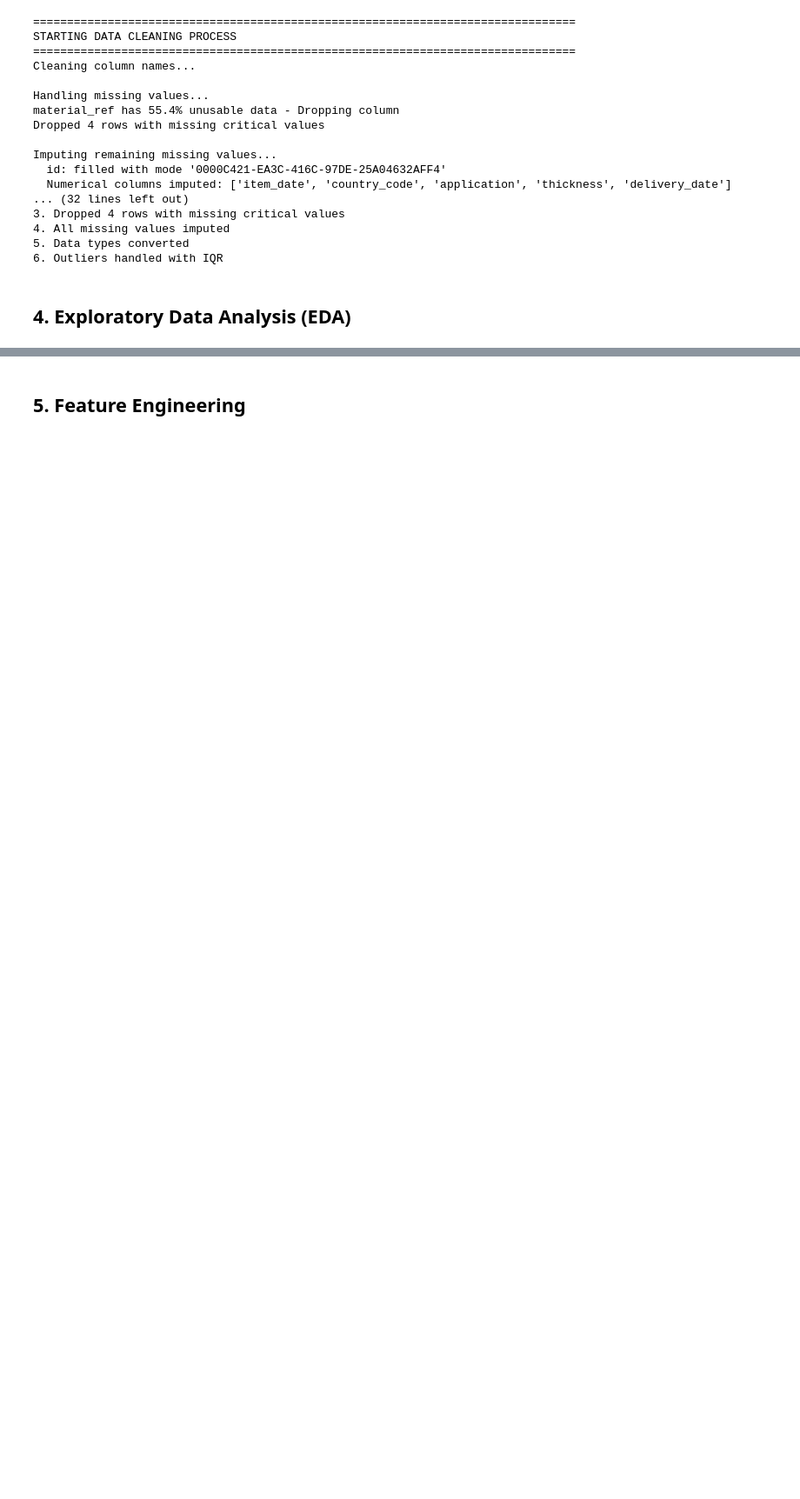
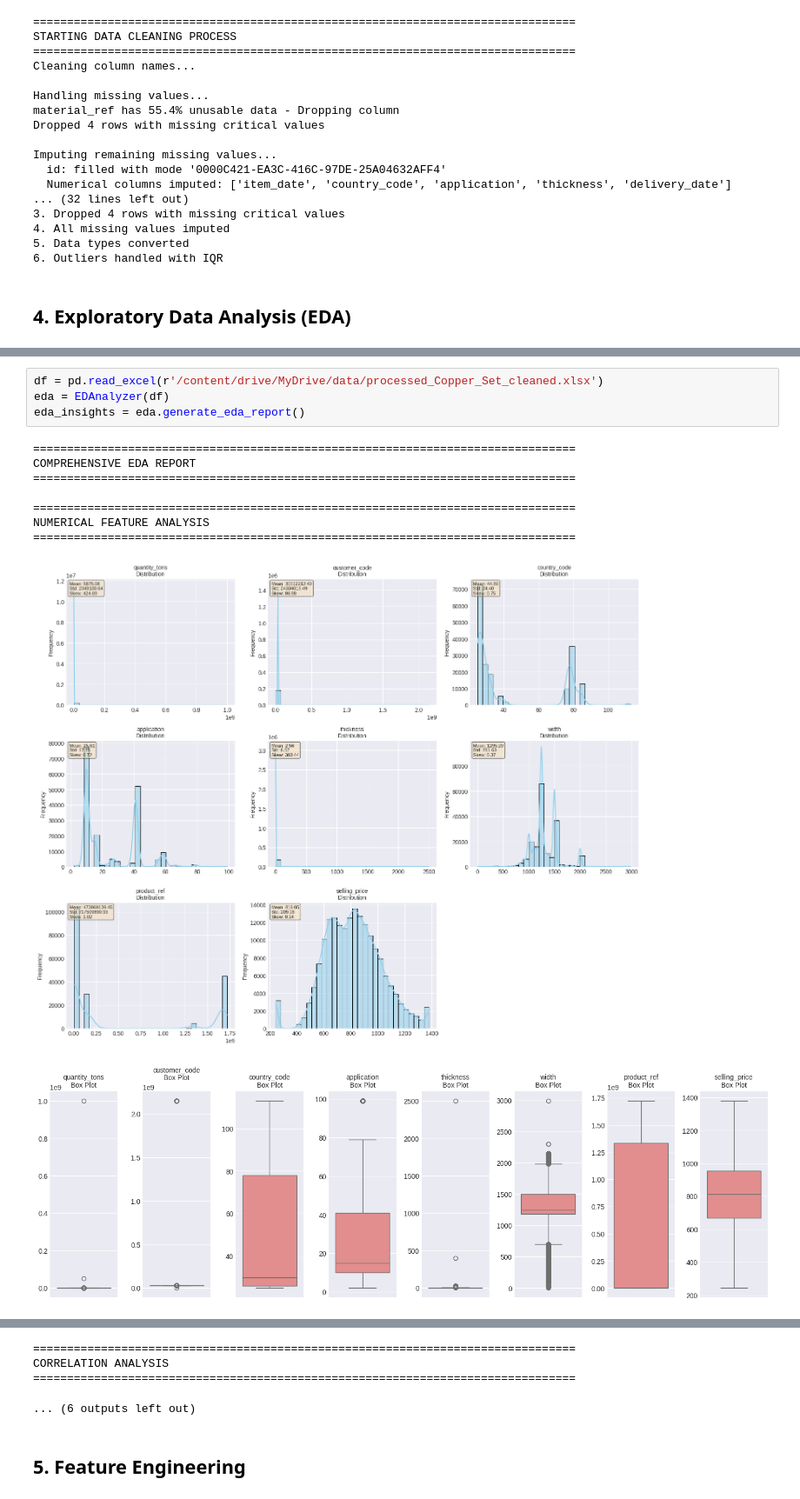
Before and after one commit to Shyams728/copper_ml_project, a Jupyter notebook: copper_modeling_final.ipynb, the cells around one changed output, grey strips where cells are left out. Shown at 87% size. Drawn from its saved outputs; the diff is of its cells as text; blank space fills up the shorter version.

```diff
--- a/copper_modeling_final.ipynb
+++ b/copper_modeling_final.ipynb
@@ -987,0 +902,14 @@ CORRELATION ANALYSIS
+# %%
+df = pd.read_excel(r'/content/drive/MyDrive/data/processed_Copper_Set_cleaned.xlsx')
+eda = EDAnalyzer(df)
+eda_insights = eda.generate_eda_report()
+# %% [output]
+================================================================================
+COMPREHENSIVE EDA REPORT
+================================================================================
+
+================================================================================
+NUMERICAL FEATURE ANALYSIS
+================================================================================
+[figure, added]
+[figure, added]
@@ -988,3 +980,7 @@ CORRELATION ANALYSIS
+================================================================================
+CORRELATION ANALYSIS
+================================================================================
+... (6 outputs left out)
 # %% [markdown]
 ## 5. Feature Engineering <a name="feature-engineering"></a>
 # %%
```
Also changed, not shown: parts of 6 cells of this notebook.
